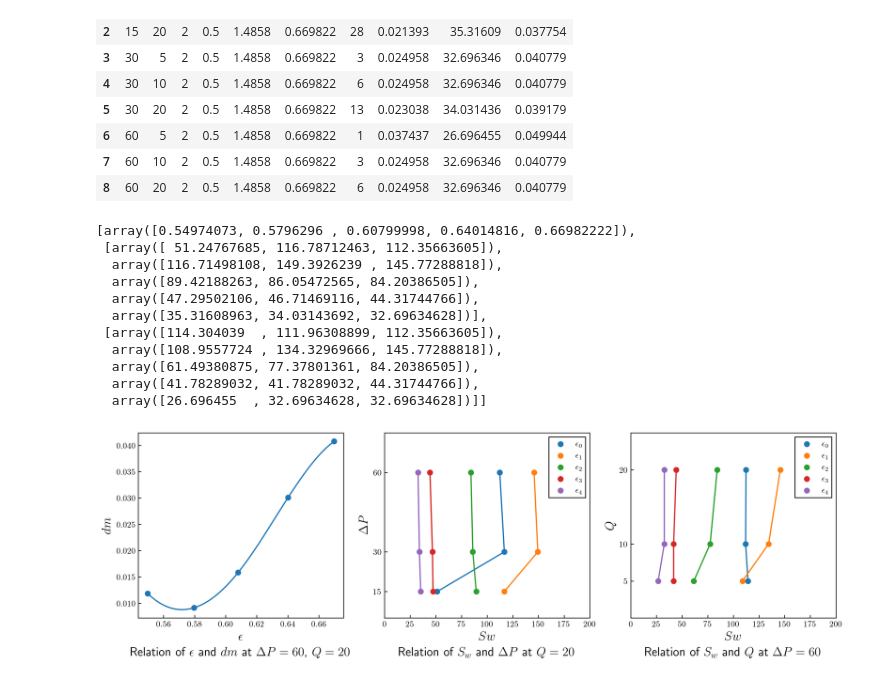
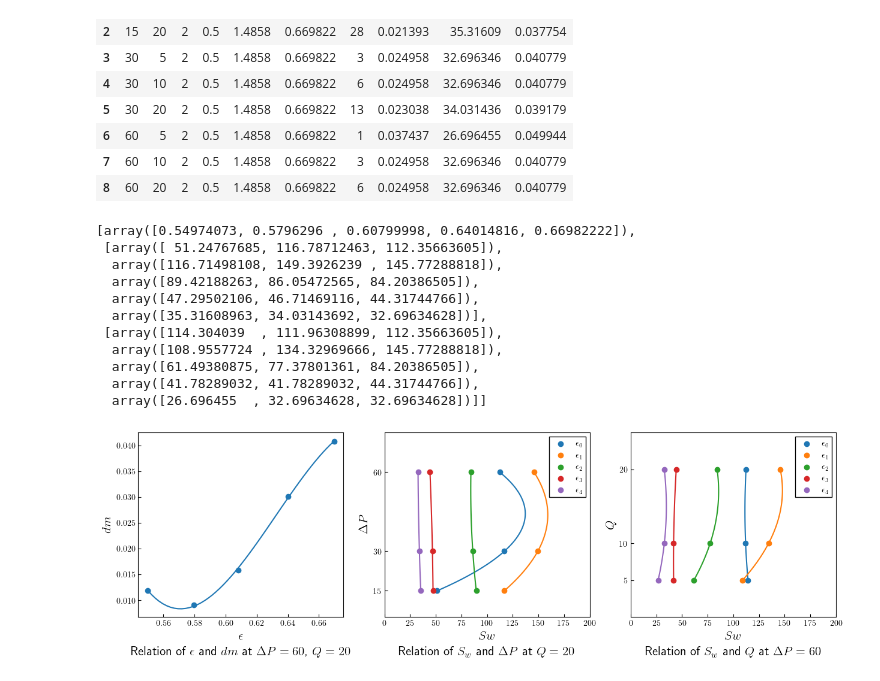
Before and after one commit to nami-minami/experimental-data, a Jupyter notebook: chemical-engineering/surface-area/main.ipynb, the cells around one changed output. Cells and saved outputs as stored; diff of their text form; code cells hidden in the pictures.

Commit message:
spline

```diff
--- a/chemical-engineering/surface-area/main.ipynb
+++ b/chemical-engineering/surface-area/main.ipynb
@@ -55,8 +55,8 @@ def division(X, division_number=50):
     return np.linspace(np.min(X),np.max(X), division_number)
 
 def spline(X, Y, k=3, division_number=50):
-    model = make_interp_spline(X,Y,k=k)
-    # model = UnivariateSpline(X, Y, k=k)
+    # model = make_interp_spline(X,AY,k=k)
+    model = UnivariateSpline(X, Y, k=k)
     # model = make_lsq_spline(X, Y, t=np.arange(len(X)), k=k)
     # X_spline = np.linspace(X[0], X[-1], division_number)
     X_spline = division(X)
@@ -89,7 +89,7 @@ for i in range(5):
         df = init_df()
         df = compute_df(df, 0.3, W[i], t[i])
 
-    if i == 4:
+    else:
         df = init_df()
         df = compute_df(df, 0.5, W[i], t[i])
 
@@ -206,34 +206,36 @@ for i in range(3):
     if i > 0:
         for j in range(5):
             ax[i].scatter(X[i][j], Y[i][j], label=labels[j])
-            ax[i].plot(X[i][j], Y[i][j])
+            ys,xs = spline(Y[i][j], X[i][j], k=2)
+            ax[i].plot(xs, ys)
+            # ax[i].plot(X[i][j], Y[i][j])
             ax[i].set_xlim(0,200)
             ax[i].set_xlabel("$Sw$")
             ax[i].set_title(titles[i])
             ax[i].legend()
 
 ax[1].set_ylim(5,75)
 ax[1].set_yticks([15,30,60])
 ax[1].set_ylabel("$\Delta P$")
 ax[2].set_ylim(0,25)
 ax[2].set_yticks([5,10,20])
 ax[2].set_ylabel("$Q$")
 
 
 plt.savefig("graph.png", bbox_inches="tight")
 plt.savefig("graph.pdf", bbox_inches="tight")
 
 X
 # %% [output]
 [array([0.54974073, 0.5796296 , 0.60799998, 0.64014816, 0.66982222]),
  [array([ 51.24767685, 116.78712463, 112.35663605]),
   array([116.71498108, 149.3926239 , 145.77288818]),
   array([89.42188263, 86.05472565, 84.20386505]),
   array([47.29502106, 46.71469116, 44.31744766]),
   array([35.31608963, 34.03143692, 32.69634628])],
  [array([114.304039  , 111.96308899, 112.35663605]),
   array([108.9557724 , 134.32969666, 145.77288818]),
   array([61.49380875, 77.37801361, 84.20386505]),
   array([41.78289032, 41.78289032, 44.31744766]),
   array([26.696455  , 32.69634628, 32.69634628])]]
-[figure, old version]
+[figure, new version]
```
Also changed, not shown: parts of 1 cell of this notebook, 3 other files.
